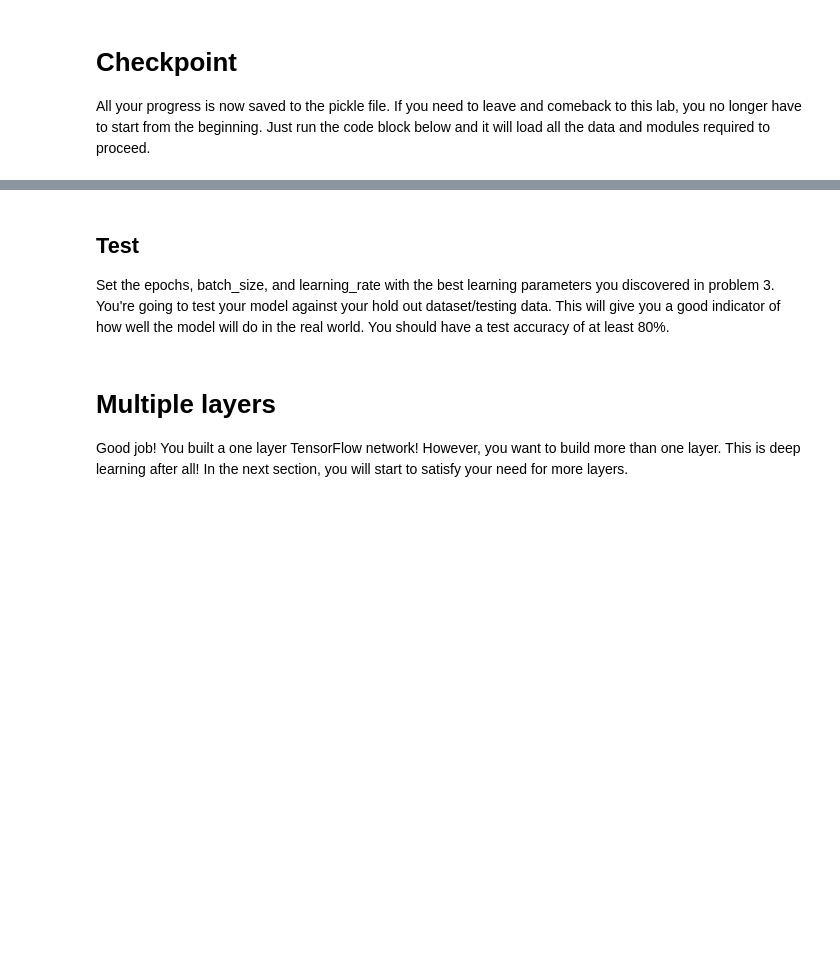
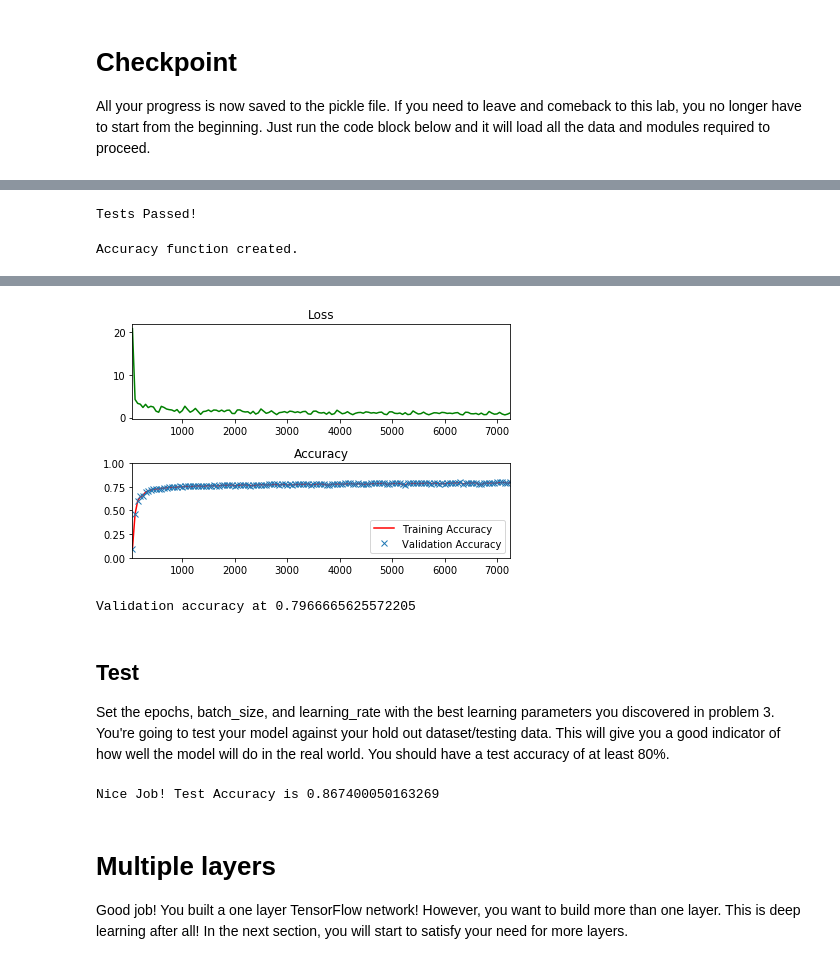
Before and after one commit to gary-m-wang/udacity_CarND-TensorFlow-Lab, a Jupyter notebook: lab.ipynb, the cells around one changed output, grey strips where cells are left out. Drawn from its saved outputs; the diff is of its cells as text; code cells hidden in the pictures; blank space fills up the shorter version.

```diff
--- a/lab.ipynb
+++ b/lab.ipynb
@@ -119,6 +128,7 @@ def normalize_grayscale(image_data):
     :return: Normalized image data
     """
     # TODO: Implement Min-Max scaling for grayscale image data
+    return (image_data / 255) * (0.9 - 0.1) + 0.1
 
 
 ### DON'T MODIFY ANYTHING BELOW ###
@@ -240,12 +261,15 @@ labels_count = 10
 
 # TODO: Set the features and labels tensors
 # features =
+features = tf.placeholder(tf.float32, [None, features_count])
 # labels =
+labels = tf.placeholder(tf.float32, [None, labels_count])
 
 # TODO: Set the weights and biases tensors
 # weights =
+weights = tf.Variable(tf.random_normal([features_count, labels_count]))
 # biases =
-
+biases = tf.Variable(tf.zeros([labels_count]))
 
 
 ### DON'T MODIFY ANYTHING BELOW ###
@@ -304,6 +328,8 @@ with tf.Session() as session:
 assert not np.count_nonzero(biases_data), 'biases must be zeros'
 
 print('Tests Passed!')
+# %% [output]
+Tests Passed!
 # %%
 # Determine if the predictions are correct
 is_correct_prediction = tf.equal(tf.argmax(prediction, 1), tf.argmax(labels, 1))
@@ -311,6 +337,8 @@ is_correct_prediction = tf.equal(tf.argmax(prediction, 1), tf.argmax(labels, 1))
 accuracy = tf.reduce_mean(tf.cast(is_correct_prediction, tf.float32))
 
 print('Accuracy function created.')
+# %% [output]
+Accuracy function created.
 # %% [markdown]
 <img src="image/learn_rate_tune.png" style="height: 60%;width: 60%">
 
@@ -356,9 +383,11 @@ The code will print out a Loss and Accuracy graph, so you can see how well the n
 # %%
 # TODO: Find the best parameters for each configuration
 # epochs =
+epochs = 5
 # batch_size =
+batch_size = 100
 # learning_rate =
-
+learning_rate = 0.2
 
 
 ### DON'T MODIFY ANYTHING BELOW ###
@@ -400,32 +429,35 @@ with tf.Session() as session:
             if not batch_i % log_batch_step:
                 # Calculate Training and Validation accuracy
                 training_accuracy = session.run(accuracy, feed_dict=train_feed_dict)
                 validation_accuracy = session.run(accuracy, feed_dict=valid_feed_dict)
 
                 # Log batches
                 previous_batch = batches[-1] if batches else 0
                 batches.append(log_batch_step + previous_batch)
                 loss_batch.append(l)
                 train_acc_batch.append(training_accuracy)
                 valid_acc_batch.append(validation_accuracy)
 
         # Check accuracy against Validation data
         validation_accuracy = session.run(accuracy, feed_dict=valid_feed_dict)
 
 loss_plot = plt.subplot(211)
 loss_plot.set_title('Loss')
 loss_plot.plot(batches, loss_batch, 'g')
 loss_plot.set_xlim([batches[0], batches[-1]])
 acc_plot = plt.subplot(212)
 acc_plot.set_title('Accuracy')
 acc_plot.plot(batches, train_acc_batch, 'r', label='Training Accuracy')
 acc_plot.plot(batches, valid_acc_batch, 'x', label='Validation Accuracy')
 acc_plot.set_ylim([0, 1.0])
 acc_plot.set_xlim([batches[0], batches[-1]])
 acc_plot.legend(loc=4)
 plt.tight_layout()
 plt.show()
 
 print('Validation accuracy at {}'.format(validation_accuracy))
+# %% [output]
+[figure, added]
+Validation accuracy at 0.7966665625572205
 # %% [markdown]
 ## Test
@@ -434,9 +465,11 @@ Set the epochs, batch_size, and learning_rate with the best learning parameters
 # %%
 # TODO: Set the epochs, batch_size, and learning_rate with the best parameters from problem 3
 # epochs =
+epochs = 5
 # batch_size =
+batch_size = 50
 # learning_rate =
-
+learning_rate = 0.05
 
 
 ### DON'T MODIFY ANYTHING BELOW ###
@@ -469,5 +502,7 @@ with tf.Session() as session:
 
 assert test_accuracy >= 0.80, 'Test accuracy at {}, should be equal to or greater than 0.80'.format(test_accuracy)
 print('Nice Job! Test Accuracy is {}'.format(test_accuracy))
+# %% [output]
+Nice Job! Test Accuracy is 0.867400050163269
 # %% [markdown]
 # Multiple layers
```
Also changed, not shown: parts of 8 cells of this notebook.
